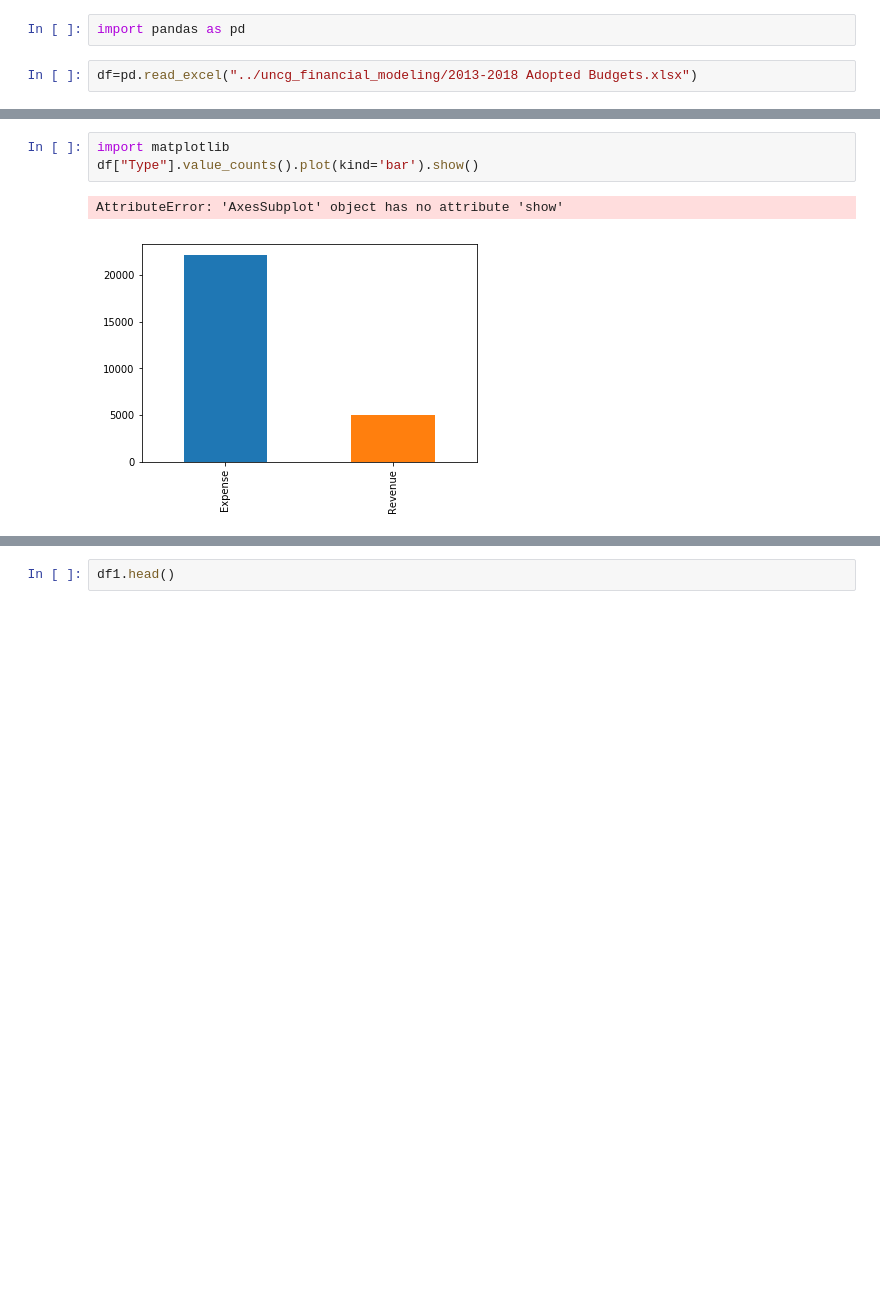
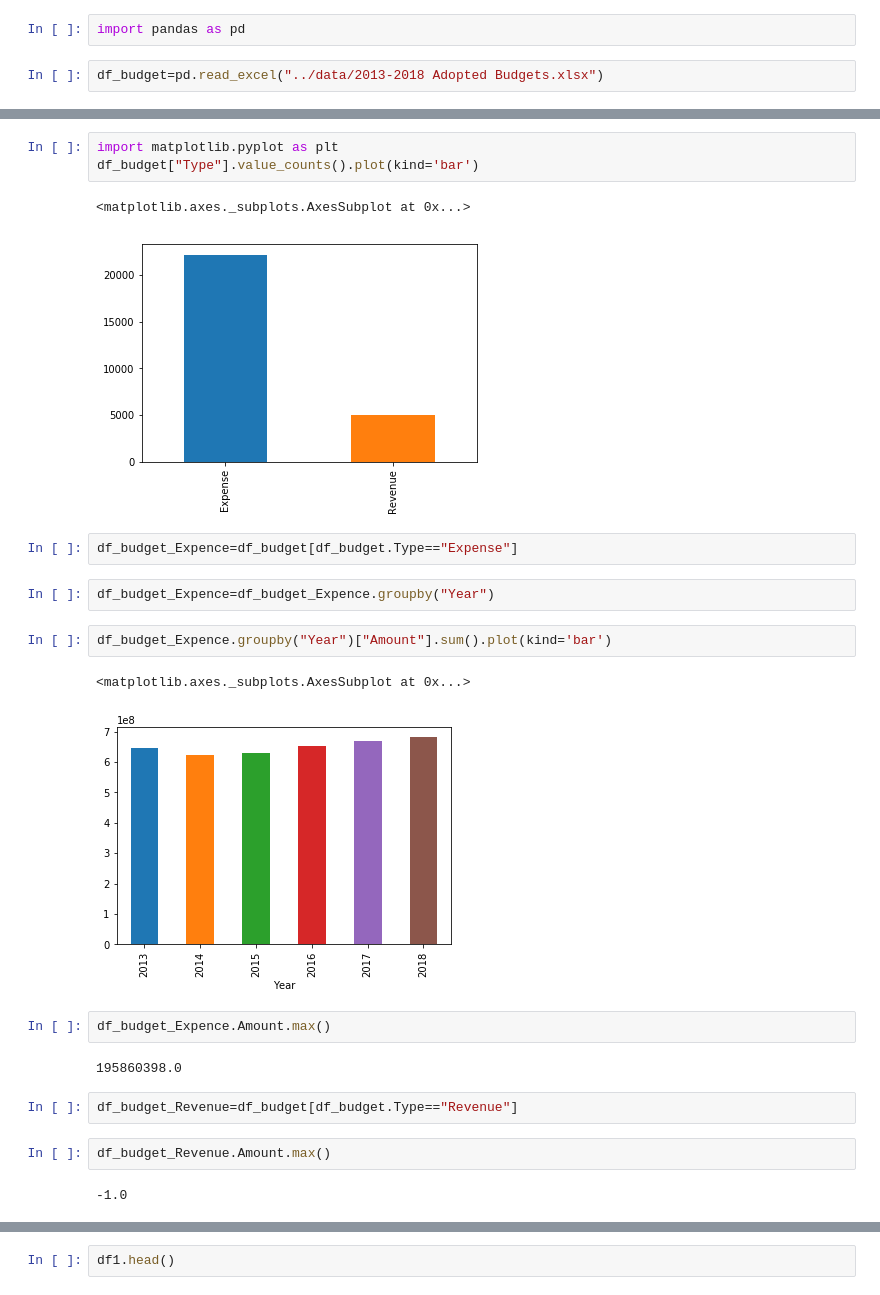
Before and after one commit to UNCG-CSE/Guilford_Financial, a Jupyter notebook: src/data understanding_rohit.ipynb, the cells around one changed output, grey strips where cells are left out. Cells and saved outputs as stored; diff of their text form; blank space fills up the shorter version.

Commit message:
data cleaning

```diff
--- a/src/data understanding_rohit.ipynb
+++ b/src/data understanding_rohit.ipynb
@@ -10,5 +7,5 @@ lst=[i.strip("\n") for i in (open('../data/student_list.txt'))]
 # %%
 import pandas as pd
 # %%
-df=pd.read_excel("../uncg_financial_modeling/2013-2018 Adopted Budgets.xlsx")
+df_budget=pd.read_excel("../data/2013-2018 Adopted Budgets.xlsx")
 # %%
@@ -41,9 +38,28 @@ df.head()
 | 3 | 210130 | Child Abuse | 100 | General | 100-General | 210 | Public Health | 10 | Community Health | ... |
 | 4 | 210270 | Tobacco Prevention-Youth Proj | 100 | General | 100-General | 210 | Public Health | 10 | Community Health | ... |
 # %%
-import matplotlib
-df["Type"].value_counts().plot(kind='bar').show()
+import matplotlib.pyplot as plt
+df_budget["Type"].value_counts().plot(kind='bar')
 # %% [output]
-AttributeError: 'AxesSubplot' object has no attribute 'show'
+<matplotlib.axes._subplots.AxesSubplot at 0x...>
 [figure]
+# %%
+df_budget_Expence=df_budget[df_budget.Type=="Expense"]
+# %%
+df_budget_Expence=df_budget_Expence.groupby("Year")
+# %%
+df_budget_Expence.groupby("Year")["Amount"].sum().plot(kind='bar')
+# %% [output]
+<matplotlib.axes._subplots.AxesSubplot at 0x...>
+[figure, added]
+# %%
+df_budget_Expence.Amount.max()
+# %% [output]
+195860398.0
+# %%
+df_budget_Revenue=df_budget[df_budget.Type=="Revenue"]
+# %%
+df_budget_Revenue.Amount.max()
+# %% [output]
+-1.0
 # %%
```
Also changed, not shown: parts of 32 cells of this notebook, 2 other files.
